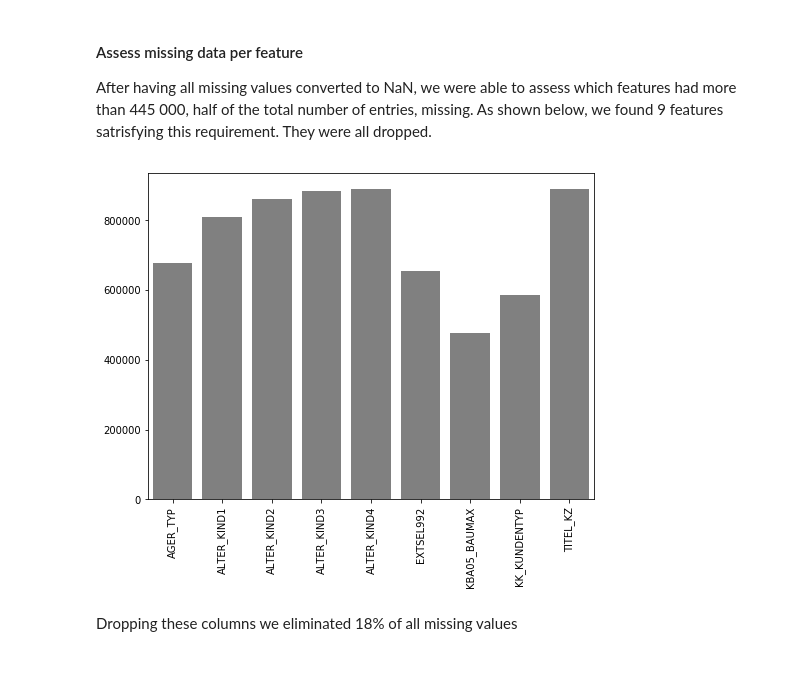
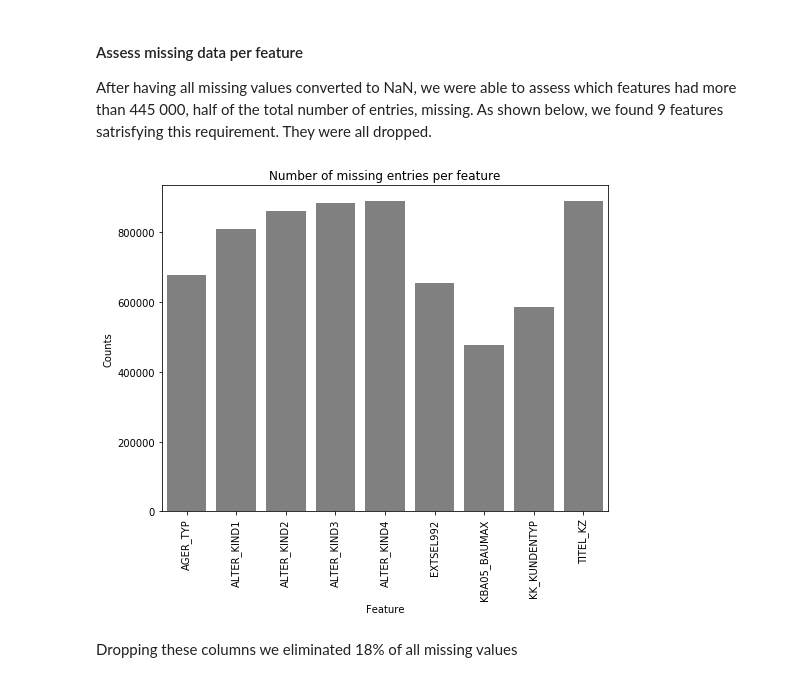
Before and after one commit to bvcmartins/dsnd_capstone, a Jupyter notebook: main.ipynb, the cells around one changed output. Cells and saved outputs as stored; diff of their text form; code cells hidden in the pictures.

```diff
--- a/main.ipynb
+++ b/main.ipynb
@@ -305,15 +305,15 @@ After having all missing values converted to NaN, we were able to assess which f
 # %%
 null_df = azdias.isnull().sum()
 null_df = null_df[null_df > 445E3]
 fig,ax = plt.subplots(figsize=(8,6))
 ax = sns.barplot(null_df.index, null_df.values, color='gray')
 ax.set_xticklabels(ax.get_xticklabels(),rotation=90);
 ax.set_xlabel('Feature')
-az.set_ylabel('Counts')
+ax.set_ylabel('Counts')
 plt.title('Number of missing entries per feature')
 plt.savefig('figures/missing_feature.png')
 # %% [output]
-[figure, old version]
+[figure, new version]
 # %% [markdown]
 Dropping these columns we eliminated 18% of all missing values
 # %%
```
Also changed, not shown: parts of 108 cells of this notebook, 3 other files.
